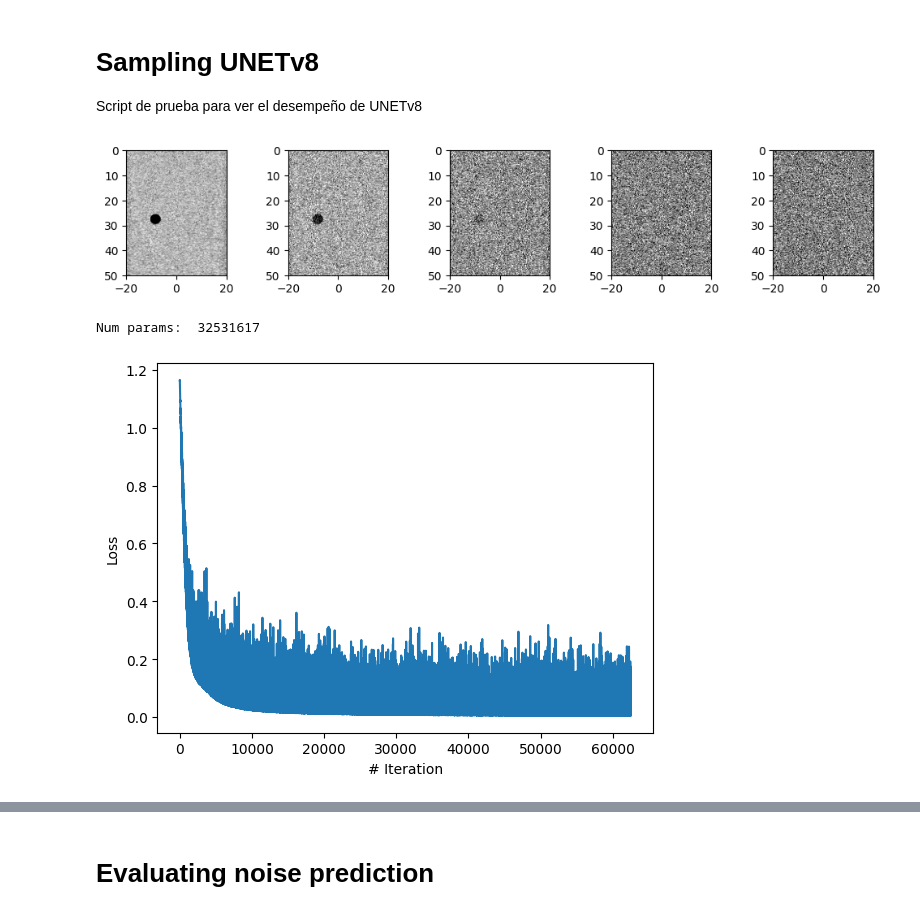
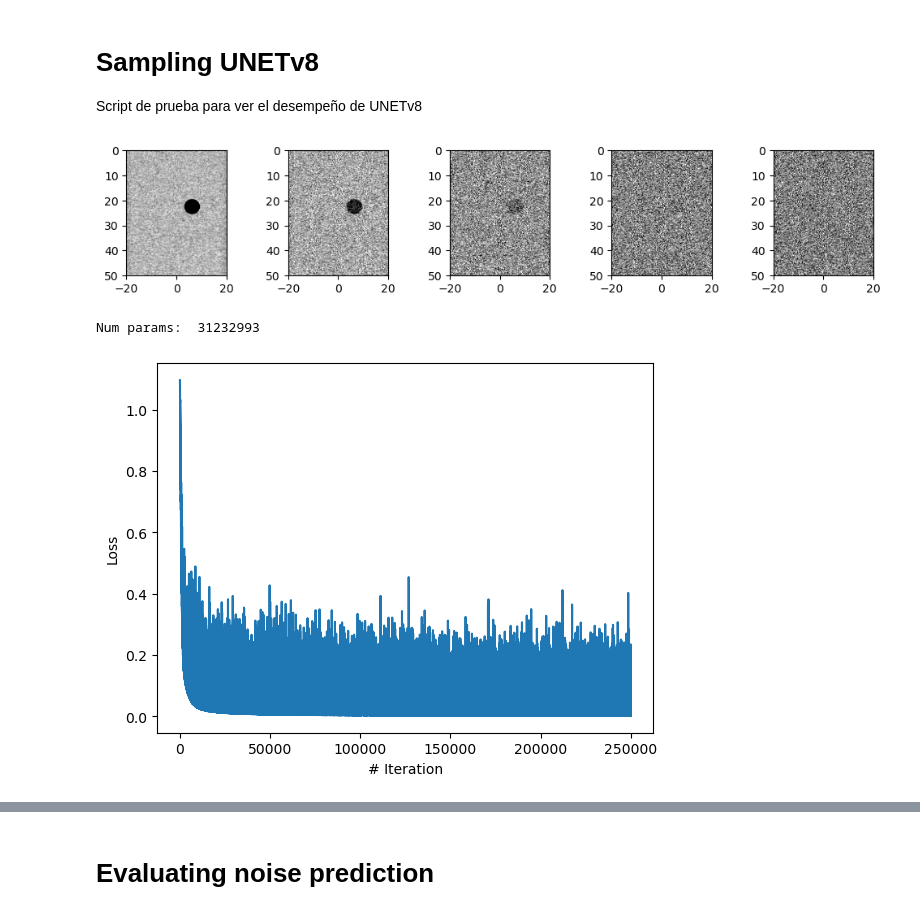
Before and after one commit to SebastianMerino/DiffusionBeamformer, a Jupyter notebook: sampling_v8.ipynb, the cells around one changed output, grey strips where cells are left out. Drawn from its saved outputs; the diff is of its cells as text; code cells hidden in the pictures.

Commit message:
new training

```diff
--- a/sampling_v8.ipynb
+++ b/sampling_v8.ipynb
@@ -29,31 +32,32 @@ num_images = 5
 stepsize = int(T/num_images)
 plt.figure(figsize=(15,2))
 for idx in range(0, T, stepsize):
-    t = torch.Tensor([idx]).type(torch.int64)
+    t = torch.Tensor([idx]).type(torch.int64).to(device)
     noise = torch.randn_like(y_sample)
     img = forward_process(y_sample, t, gamma, noise)
     plt.subplot(1, num_images+1, int(idx/stepsize) + 1)
-    show_tensor_image(img)
+    show_tensor_image(img.cpu())
 plt.show()
 # %% [output]
-[figure, old version]
+[figure, new version]
 # %%
 from model3 import UNETv8
+from model4 import UNETv10
 device = torch.device("cuda:0" if torch.cuda.is_available() else torch.device('cpu'))
-save_dir = r'.\weights_v8'
-training_epochs = 50
-model = UNETv8(in_channels=3, out_channels=1).to(device)
+save_dir = r'.\weights_v8_T1000'
+training_epochs = 200
+model = UNETv10(in_channels=3, out_channels=1).to(device)
 model.load_state_dict(torch.load(f"{save_dir}\\model_{training_epochs}.pth", map_location=device))
 print("Num params: ", sum(p.numel() for p in model.parameters()))
 
 loss_npy = np.load(f"{save_dir}\\loss_{training_epochs}.npy")
 plt.plot(loss_npy)
 plt.xlabel('# Iteration')
 plt.ylabel('Loss')
 plt.show()
 # %% [output]
-Num params:  32531617
+Num params:  31232993
-[figure, old version]
+[figure, new version]
 # %%
 y_gen_clamp, intermediate_clamp = sample_image_cond(x_sample, model, beta, num_intermediate=10)
 show_reverse_process(intermediate_clamp)
```
Also changed, not shown: parts of 8 cells of this notebook, 3 other files.
